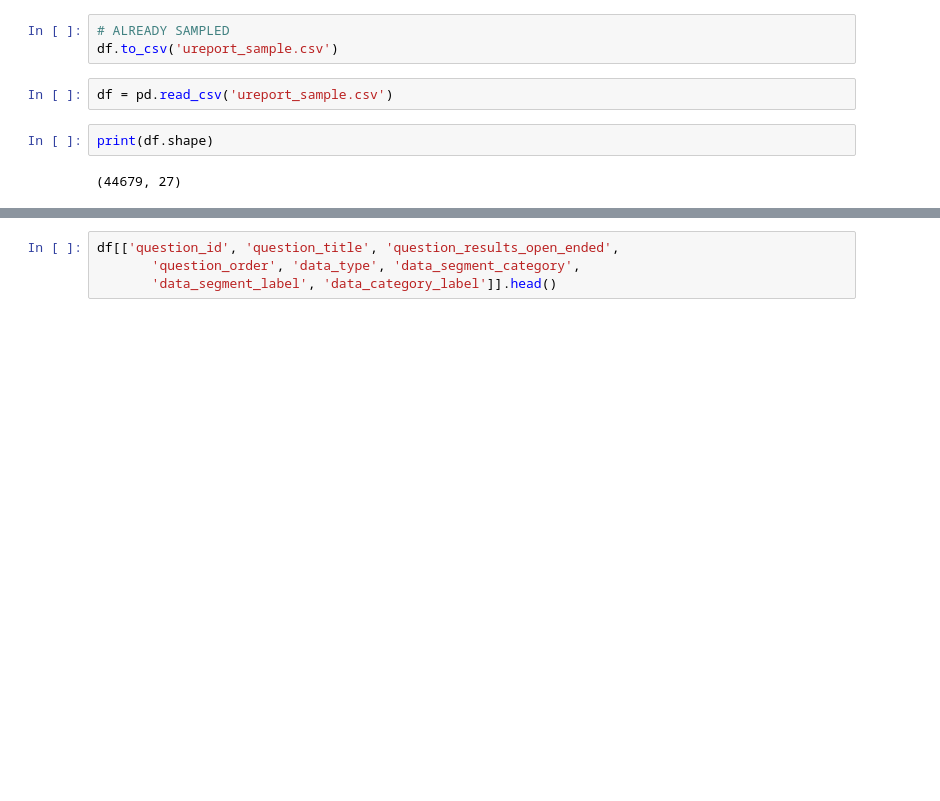
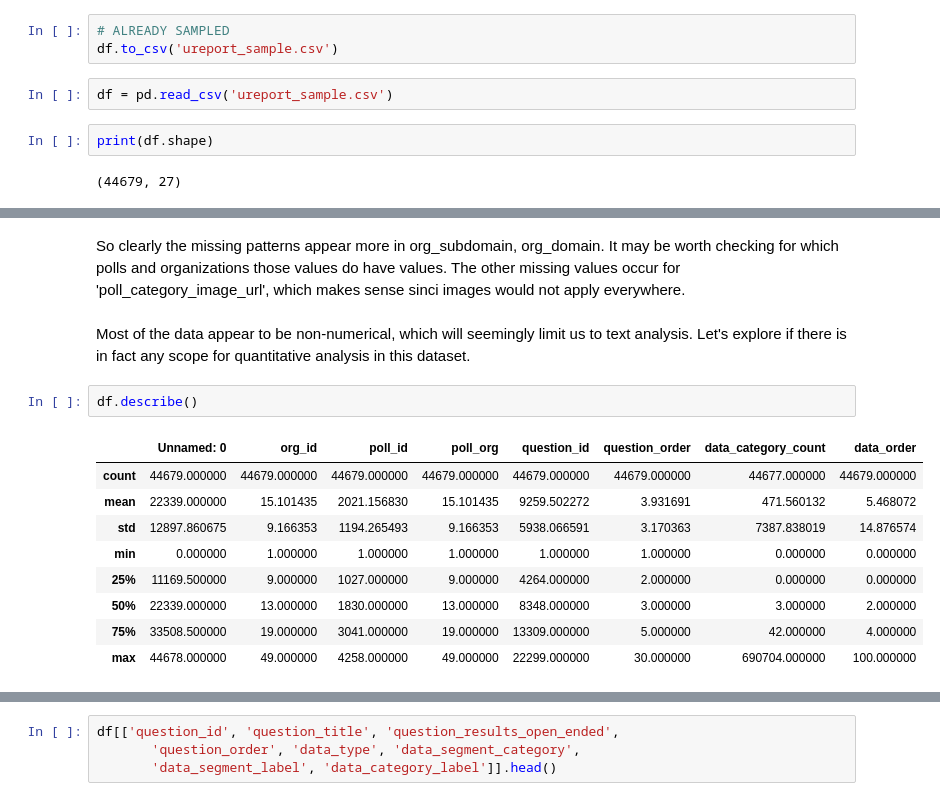
Before and after one commit to policyglot/unicef-ureport-polls, a Jupyter notebook: UNICEF_Exploration.ipynb, the cells around one changed output, grey strips where cells are left out. Cells and saved outputs as stored; diff of their text form; blank space fills up the shorter version.

Commit message:
complete summary stats
checked for missing values, data types

```diff
--- a/UNICEF_Exploration.ipynb
+++ b/UNICEF_Exploration.ipynb
@@ -93,0 +114,17 @@ print(df.shape)
+# %% [markdown]
+So clearly the missing patterns appear more in org_subdomain, org_domain. It may be worth checking for which polls and organizations those values do have values.
+The other missing values occur for 'poll_category_image_url', which makes sense sinci images would not apply everywhere.
+# %% [markdown]
+Most of the data appear to be non-numerical, which will seemingly limit us to text analysis. Let's explore if there is in fact any scope for quantitative analysis in this dataset.
+# %%
+df.describe()
+# %% [output]
+|  | Unnamed: 0 | org_id | poll_id | poll_org | question_id | question_order | data_category_count | data_order |
+| count | 44679.000000 | 44679.000000 | 44679.000000 | 44679.000000 | 44679.000000 | 44679.000000 | 44677.000000 | 44679.000000 |
+| mean | 22339.000000 | 15.101435 | 2021.156830 | 15.101435 | 9259.502272 | 3.931691 | 471.560132 | 5.468072 |
+| std | 12897.860675 | 9.166353 | 1194.265493 | 9.166353 | 5938.066591 | 3.170363 | 7387.838019 | 14.876574 |
+| min | 0.000000 | 1.000000 | 1.000000 | 1.000000 | 1.000000 | 1.000000 | 0.000000 | 0.000000 |
+| 25% | 11169.500000 | 9.000000 | 1027.000000 | 9.000000 | 4264.000000 | 2.000000 | 0.000000 | 0.000000 |
+| 50% | 22339.000000 | 13.000000 | 1830.000000 | 13.000000 | 8348.000000 | 3.000000 | 3.000000 | 2.000000 |
+| 75% | 33508.500000 | 19.000000 | 3041.000000 | 19.000000 | 13309.000000 | 5.000000 | 42.000000 | 4.000000 |
+| max | 44678.000000 | 49.000000 | 4258.000000 | 49.000000 | 22299.000000 | 30.000000 | 690704.000000 | 100.000000 |
```
Also changed, not shown: parts of 2 cells of this notebook.
